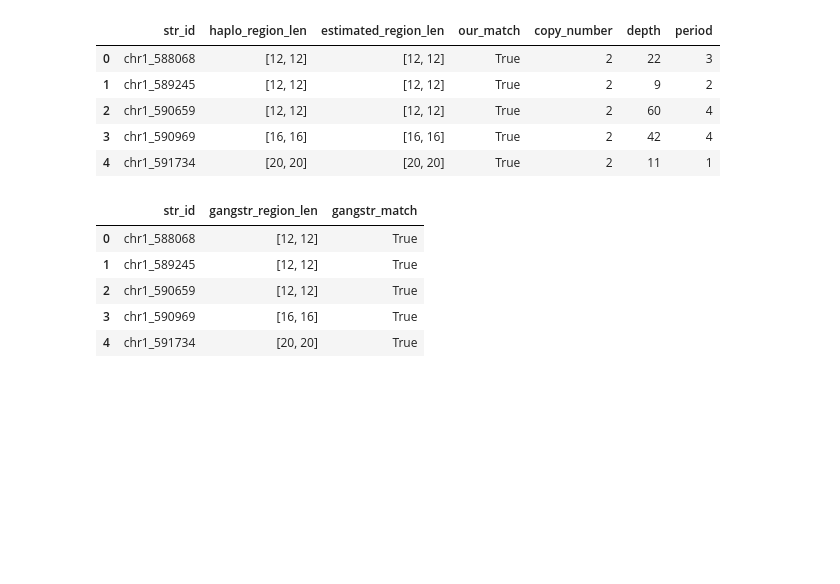
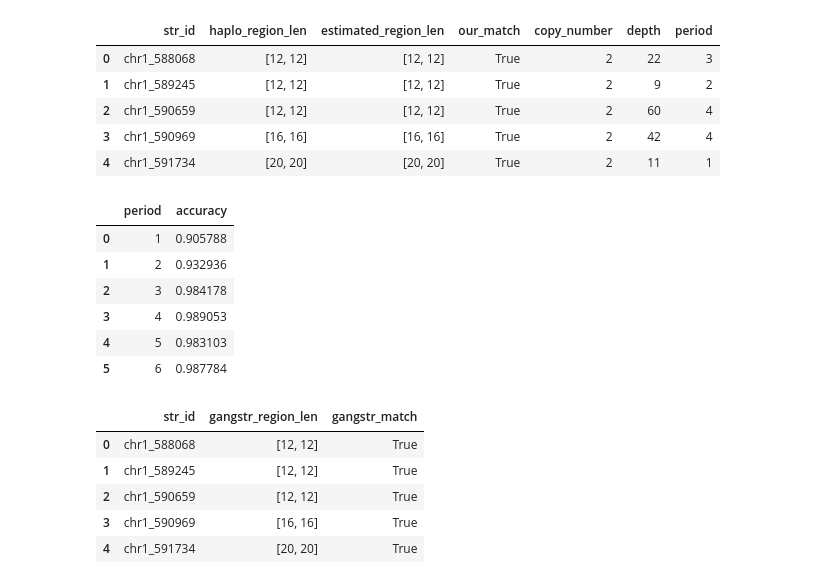
Before and after one commit to acg-team/ConSTRain-analyses, a Jupyter notebook: analyses/HG002/2024-03-19_compare_vs_gangstr.ipynb, the cells around one changed output. Drawn from its saved outputs; the diff is of its cells as text; code cells hidden in the pictures; blank space fills up the shorter version.

```diff
--- a/analyses/HG002/2024-03-19_compare_vs_gangstr.ipynb
+++ b/analyses/HG002/2024-03-19_compare_vs_gangstr.ipynb
@@ -29,6 +29,22 @@ df_estimates.head()
 | 2 | chr1_590659 | [12, 12] | [12, 12] | True | 2 | 60 | 4 |
 | 3 | chr1_590969 | [16, 16] | [16, 16] | True | 2 | 42 | 4 |
 | 4 | chr1_591734 | [20, 20] | [20, 20] | True | 2 | 11 | 1 |
+# %%
+(
+    df_estimates
+        .query("period <= 6")
+        .filter(["period", "our_match"], axis=1)
+        .groupby("period", as_index=False)
+        .agg(accuracy=("our_match", lambda x: x.sum() / x.shape[0]))
+)
+# %% [output]
+|  | period | accuracy |
+| 0 | 1 | 0.905788 |
+| 1 | 2 | 0.932936 |
+| 2 | 3 | 0.984178 |
+| 3 | 4 | 0.989053 |
+| 4 | 5 | 0.983103 |
+| 5 | 6 | 0.987784 |
 # %%
 df_gangstr.head()
 # %% [output]
```
Also changed, not shown: parts of 2 cells of this notebook, 9 other files.
